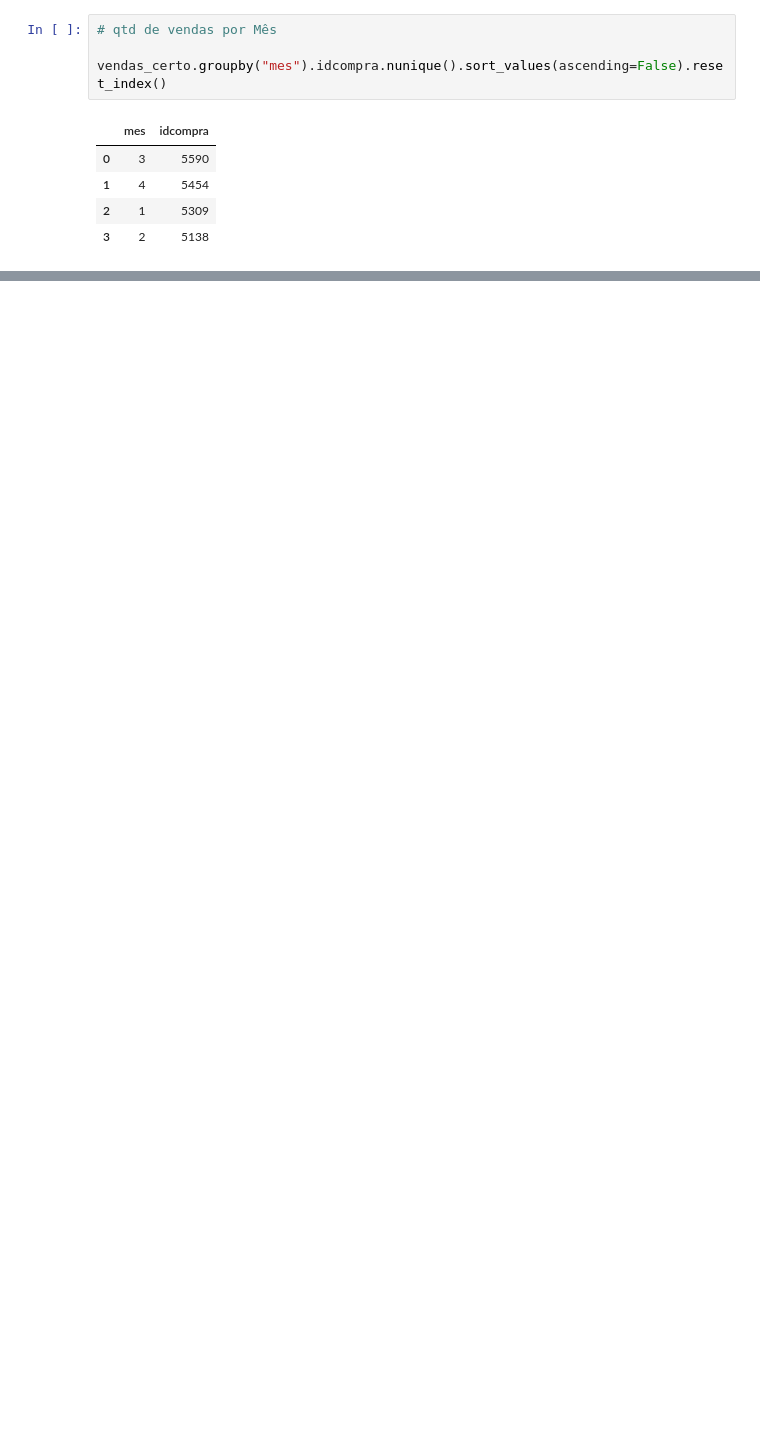
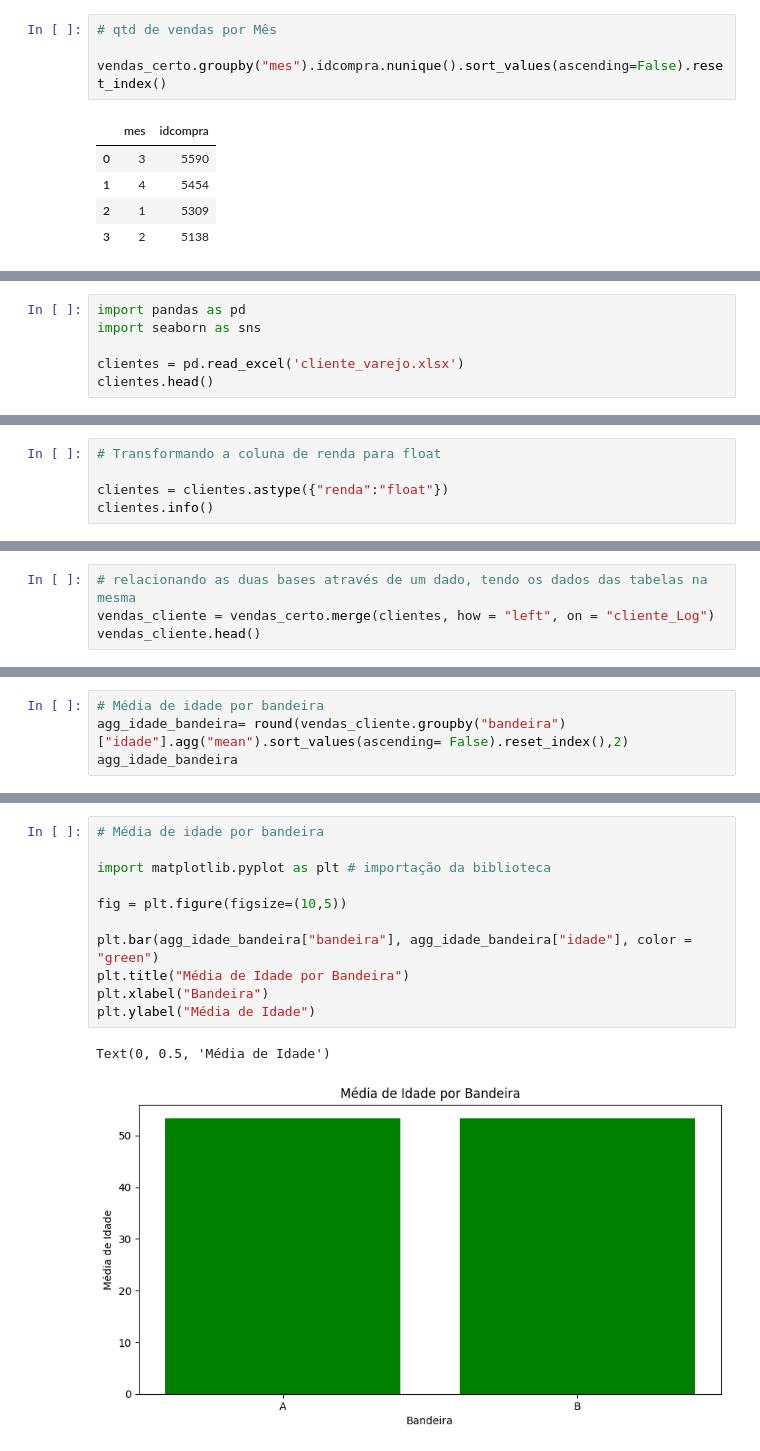
Before and after one commit to mariric/case-2-varejo, a Jupyter notebook: Case_2_Varejo.ipynb, the cells around one changed output, grey strips where cells are left out. Saved outputs shown, nothing was run; the diff lists cells and outputs as text; blank space fills up the shorter version.

```diff
--- a/Case_2_Varejo.ipynb
+++ b/Case_2_Varejo.ipynb
@@ -364,0 +371,6 @@ vendas_certo.groupby("mes").idcompra.nunique().sort_values(ascending=False).rese
+# %%
+import pandas as pd
+import seaborn as sns
+
+clientes = pd.read_excel('cliente_varejo.xlsx')
+clientes.head()
@@ -364,0 +411,5 @@ vendas_certo.groupby("mes").idcompra.nunique().sort_values(ascending=False).rese
+# %%
+# Transformando a coluna de renda para float
+
+clientes = clientes.astype({"renda":"float"})
+clientes.info()
@@ -364,0 +427,4 @@ vendas_certo.groupby("mes").idcompra.nunique().sort_values(ascending=False).rese
+# %%
+# relacionando as duas bases através de um dado, tendo os dados das tabelas na mesma
+vendas_cliente = vendas_certo.merge(clientes, how = "left", on = "cliente_Log")
+vendas_cliente.head()
@@ -364,0 +448,4 @@ vendas_certo.groupby("mes").idcompra.nunique().sort_values(ascending=False).rese
+# %%
+# Média de idade por bandeira
+agg_idade_bandeira= round(vendas_cliente.groupby("bandeira")["idade"].agg("mean").sort_values(ascending= False).reset_index(),2)
+agg_idade_bandeira
@@ -364,0 +458,14 @@ vendas_certo.groupby("mes").idcompra.nunique().sort_values(ascending=False).rese
+# %%
+# Média de idade por bandeira
+
+import matplotlib.pyplot as plt # importação da biblioteca
+
+fig = plt.figure(figsize=(10,5))
+
+plt.bar(agg_idade_bandeira["bandeira"], agg_idade_bandeira["idade"], color = "green")
+plt.title("Média de Idade por Bandeira")
+plt.xlabel("Bandeira")
+plt.ylabel("Média de Idade")
+# %% [output]
+Text(0, 0.5, 'Média de Idade')
+[figure, added]
```
Also changed, not shown: parts of 20 cells of this notebook.
